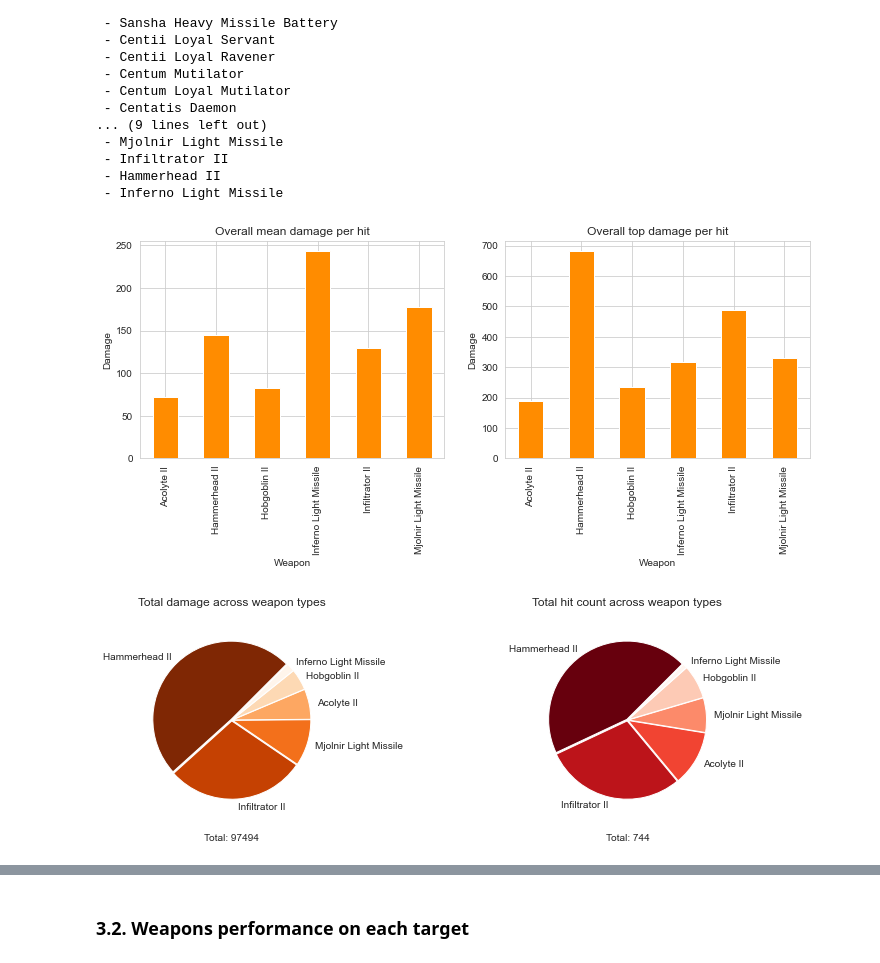
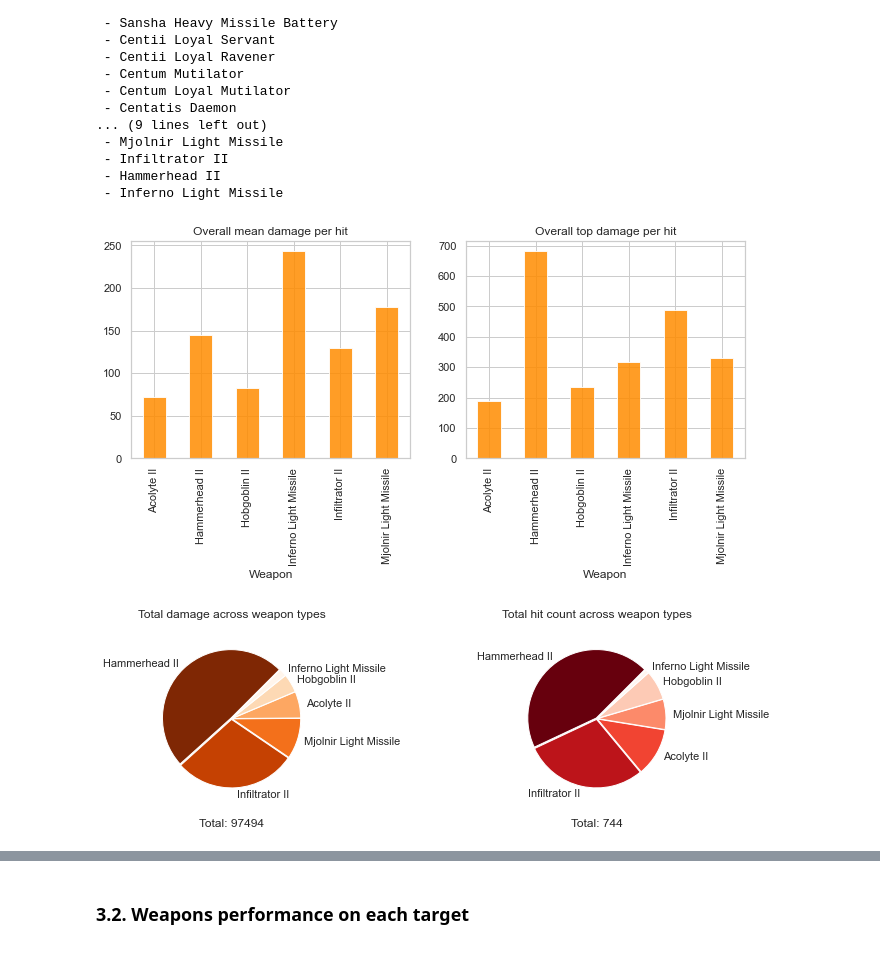
Before and after one commit to mislavskii/EvELogs, a Jupyter notebook: WeaponPerformancePub.ipynb, the cells around one changed output, grey strips where cells are left out. Drawn from its saved outputs; the diff is of its cells as text; code cells hidden in the pictures.

Commit message:
update 1
Added damage distribution hists and some cosmetics

```diff
--- a/WeaponPerformancePub.ipynb
+++ b/WeaponPerformancePub.ipynb
@@ -10,12 +10,14 @@ import re
 import pandas as pd
 import matplotlib.pyplot as plt
 import seaborn as sns
+sns.set_style("whitegrid") #  setting the visualization style
+sns.set_context("notebook") # setting the visualization scale
 import numpy as np
 %matplotlib inline
 # %% [markdown]
 ## 1. Data selection and acquisition.
 # %%
-# Gamelogs directory path
+# Gamelogs directory path - unique for each user. CHANGE TO YOUR VALUE HERE
 w_dir = input('Gamelogs directory path: ') + '\\'
 
 # Building the list of log files potentially suitable for analysis
@@ -29,7 +31,7 @@ with os.scandir(w_dir) as all_files:
 log_files.sort(reverse=True)
 
 # Looking for certain kind of targets
-entity = input('Entity to search for (any part of name, case-sensitive, Enter to skip): ')
+entity = input('Entity to search for (any part of name, Enter to skip): ')
 
 if entity:
     traced = [] # list to hold file names where target of interest was detected
@@ -208,45 +210,49 @@ if weapons:
     hits_per_weapon = dealt_df.Weapon.value_counts()
 
     #  barcharts of mean and top damage scores per weapon
-    plt.figure(figsize=(12,4))
+    plt.figure(figsize=(11,4))
 
     plt.subplot(121)
     means_per_weapon.plot(
-        kind='bar', ylabel='Damage', title='Overall mean damage per hit', color='darkorange')
+        kind='bar', ylabel='', title='Overall mean damage per hit',
+        color='darkorange', alpha=.85
+    )
 
     plt.subplot(122)
     tops_per_weapon.plot(
-        kind='bar', ylabel='Damage', title='Overall top damage per hit', color='darkorange')
+        kind='bar', ylabel='', title='Overall top damage per hit',
+        color='darkorange', alpha=.85
+    )
 
     plt.show()
 
     # piecharts of total damage and hit counts per weapon
-    plt.figure(figsize=(13,4), facecolor='white')
+    plt.figure(figsize=(12,3.5), facecolor='white')
 
     plt.subplot(121,
                xlabel=f'Total: {sum(totals_per_weapon)}') #  plotting total damage per weapon
     totals_per_weapon.plot(
         kind='pie', title='Total damage across weapon types', ylabel='',
         radius=.9,
         cmap='Oranges_r',
         startangle = 45,
         explode = pie_exploder(totals_per_weapon)
     )
 
     plt.subplot(122,
                 xlabel=f'Total: {sum(hits_per_weapon)}') #  plotting total number of hits per weapon
     hits_per_weapon.plot(
         kind='pie', title='Total hit count across weapon types', ylabel='',
         radius=.9,
         cmap='Reds_r',
         startangle = 45,
         explode = pie_exploder(hits_per_weapon)
     )
 
     plt.show()
 
 else:
     print('No meaningful interactions to analyze.')
 # %% [output]
-[figure, old version]
+[figure, new version]
-[figure, old version]
+[figure, new version]
```
Also changed, not shown: parts of 9 cells of this notebook.
